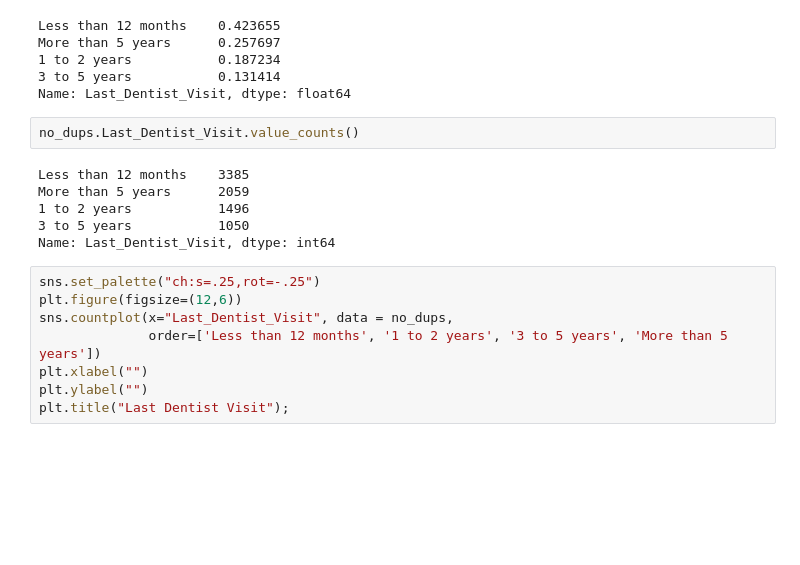
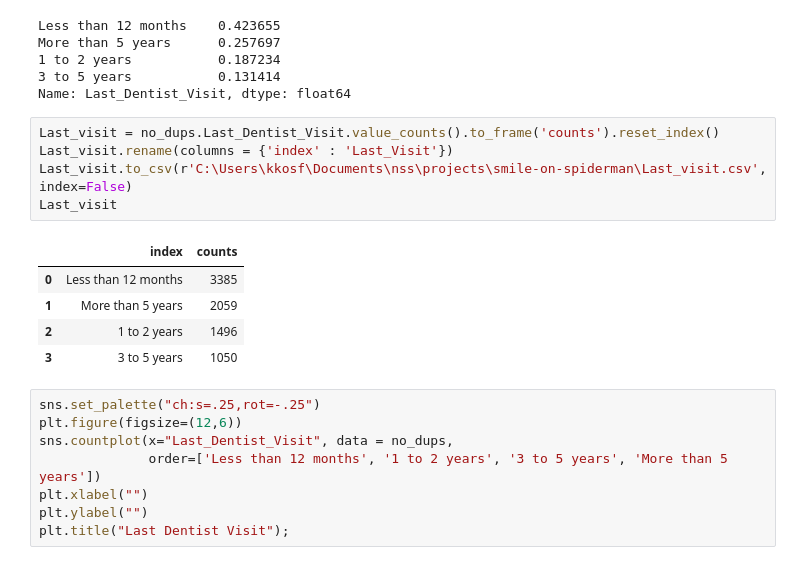
Before and after one commit to bsfcs/smile-on-spiderman, a Jupyter notebook: notebooks/smile_on.ipynb, the cells around one changed output. Drawn from its saved outputs; the diff is of its cells as text; blank space fills up the shorter version.

```diff
--- a/notebooks/smile_on.ipynb
+++ b/notebooks/smile_on.ipynb
@@ -681,14 +680,17 @@ More than 5 years      0.257697
 1 to 2 years           0.187234
 3 to 5 years           0.131414
 Name: Last_Dentist_Visit, dtype: float64
-# %%
-no_dups.Last_Dentist_Visit.value_counts()
-# %% [output]
-Less than 12 months    3385
-More than 5 years      2059
-1 to 2 years           1496
-3 to 5 years           1050
-Name: Last_Dentist_Visit, dtype: int64
+# %%
+Last_visit = no_dups.Last_Dentist_Visit.value_counts().to_frame('counts').reset_index()
+Last_visit.rename(columns = {'index' : 'Last_Visit'})
+Last_visit.to_csv(r'C:\Users\kkosf\Documents\nss\projects\smile-on-spiderman\Last_visit.csv', index=False)
+Last_visit
+# %% [output]
+|  | index | counts |
+| 0 | Less than 12 months | 3385 |
+| 1 | More than 5 years | 2059 |
+| 2 | 1 to 2 years | 1496 |
+| 3 | 3 to 5 years | 1050 |
 # %%
 sns.set_palette("ch:s=.25,rot=-.25")
 plt.figure(figsize=(12,6))
```
Also changed, not shown: parts of 8 cells of this notebook, 18 other files.
